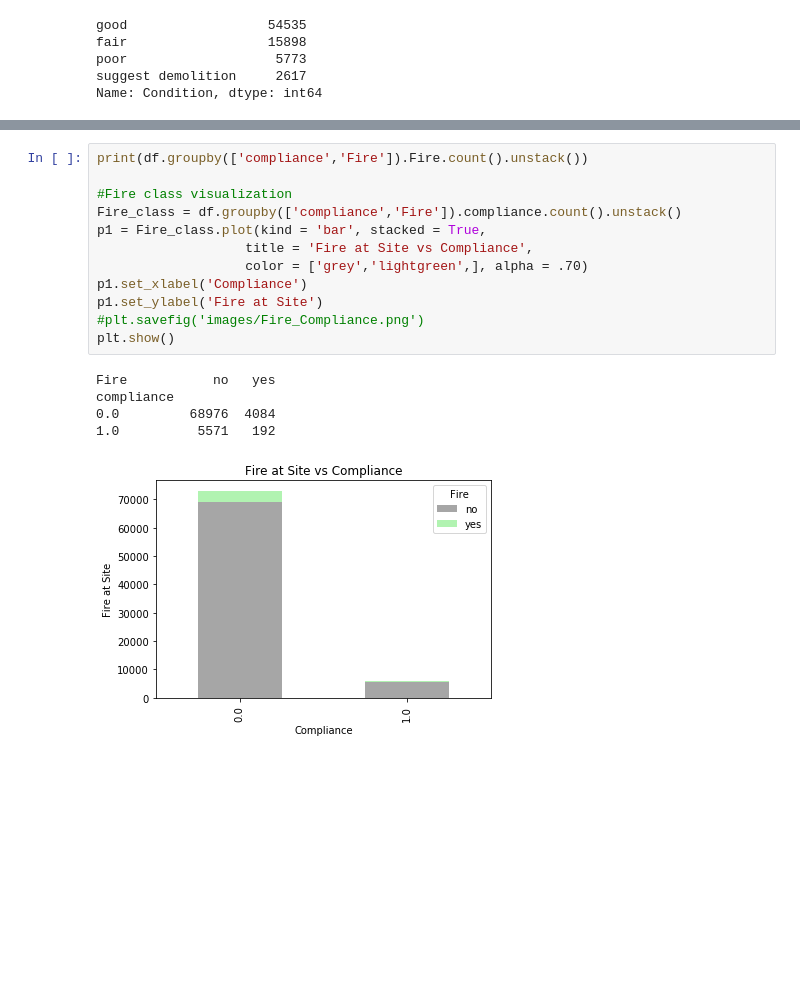
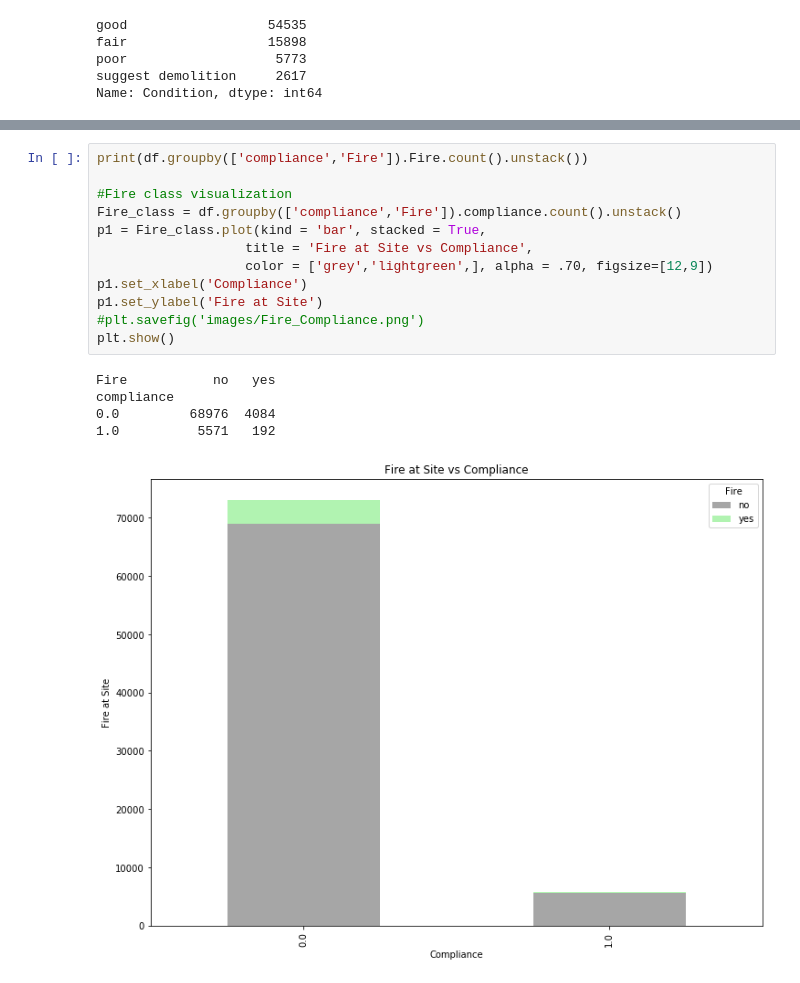
Before and after one commit to Kelvin-Arellano/nyc_mhtn_ds_Project_3, a Jupyter notebook: ingeniring.ipynb, the cells around one changed output, grey strips where cells are left out. Cells and saved outputs as stored; diff of their text form; blank space fills up the shorter version.

```diff
--- a/ingeniring.ipynb
+++ b/ingeniring.ipynb
@@ -322,21 +322,21 @@ compliance
 # %%
 print(df.groupby(['compliance','Fire']).Fire.count().unstack())
 
 #Fire class visualization
 Fire_class = df.groupby(['compliance','Fire']).compliance.count().unstack()
 p1 = Fire_class.plot(kind = 'bar', stacked = True,
                    title = 'Fire at Site vs Compliance',
-                   color = ['grey','lightgreen',], alpha = .70)
+                   color = ['grey','lightgreen',], alpha = .70, figsize=[12,9])
 p1.set_xlabel('Compliance')
 p1.set_ylabel('Fire at Site')
 #plt.savefig('images/Fire_Compliance.png')
 plt.show()
 # %% [output]
 Fire           no   yes
 compliance
 0.0         68976  4084
 1.0          5571   192
-[figure, old version]
+[figure, new version]
 # %%
 print(df.groupby(['compliance','Occupancy']).compliance.count().unstack())
 
```
Also changed, not shown: parts of 4 cells of this notebook.
